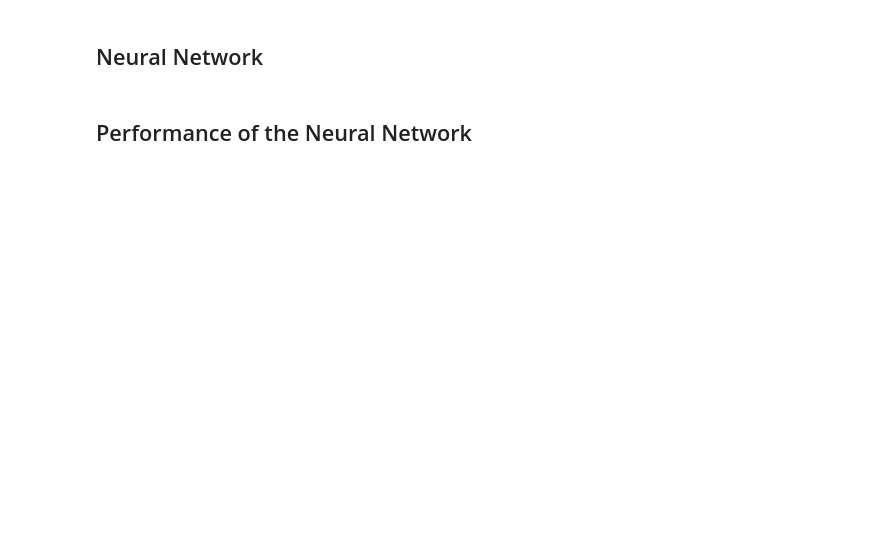
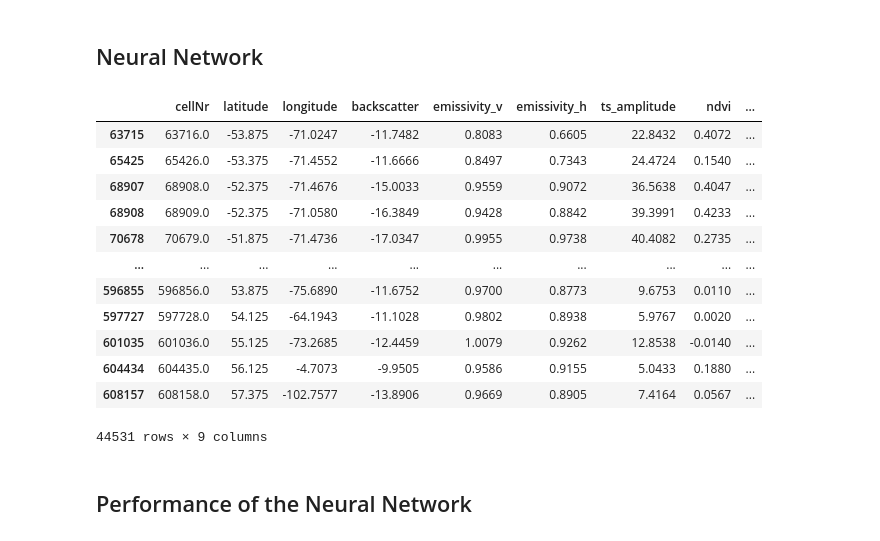
Before and after one commit to Datavizcowboy/PythonDatavizToolbox, a Jupyter notebook: Notebooks/07-Data_Analysis/00_Satellite_Remote_Sensing/04_Neural_Networks.ipynb, the cells around one changed output. Saved outputs shown, nothing was run; the diff lists cells and outputs as text; code cells hidden in the pictures; blank space fills up the shorter version.

```diff
--- a/Notebooks/07-Data_Analysis/00_Satellite_Remote_Sensing/04_Neural_Networks.ipynb
+++ b/Notebooks/07-Data_Analysis/00_Satellite_Remote_Sensing/04_Neural_Networks.ipynb
@@ -38,4 +29,20 @@ data = data.dropna()
 # %% [markdown]
 ## Neural Network
+# %%
+data
+# %% [output]
+|  | cellNr | latitude | longitude | backscatter | emissivity_v | emissivity_h | ts_amplitude | ndvi | ... |
+| 63715 | 63716.0 | -53.875 | -71.0247 | -11.7482 | 0.8083 | 0.6605 | 22.8432 | 0.4072 | ... |
+| 65425 | 65426.0 | -53.375 | -71.4552 | -11.6666 | 0.8497 | 0.7343 | 24.4724 | 0.1540 | ... |
+| 68907 | 68908.0 | -52.375 | -71.4676 | -15.0033 | 0.9559 | 0.9072 | 36.5638 | 0.4047 | ... |
+| 68908 | 68909.0 | -52.375 | -71.0580 | -16.3849 | 0.9428 | 0.8842 | 39.3991 | 0.4233 | ... |
+| 70678 | 70679.0 | -51.875 | -71.4736 | -17.0347 | 0.9955 | 0.9738 | 40.4082 | 0.2735 | ... |
+| ... | ... | ... | ... | ... | ... | ... | ... | ... | ... |
+| 596855 | 596856.0 | 53.875 | -75.6890 | -11.6752 | 0.9700 | 0.8773 | 9.6753 | 0.0110 | ... |
+| 597727 | 597728.0 | 54.125 | -64.1943 | -11.1028 | 0.9802 | 0.8938 | 5.9767 | 0.0020 | ... |
+| 601035 | 601036.0 | 55.125 | -73.2685 | -12.4459 | 1.0079 | 0.9262 | 12.8538 | -0.0140 | ... |
+| 604434 | 604435.0 | 56.125 | -4.7073 | -9.9505 | 0.9586 | 0.9155 | 5.0433 | 0.1880 | ... |
+| 608157 | 608158.0 | 57.375 | -102.7577 | -13.8906 | 0.9669 | 0.8905 | 7.4164 | 0.0567 | ... |
+44531 rows × 9 columns
 # %% [markdown]
 ## Performance of the Neural Network
```
Also changed, not shown: parts of 11 cells of this notebook, 2 other files.
